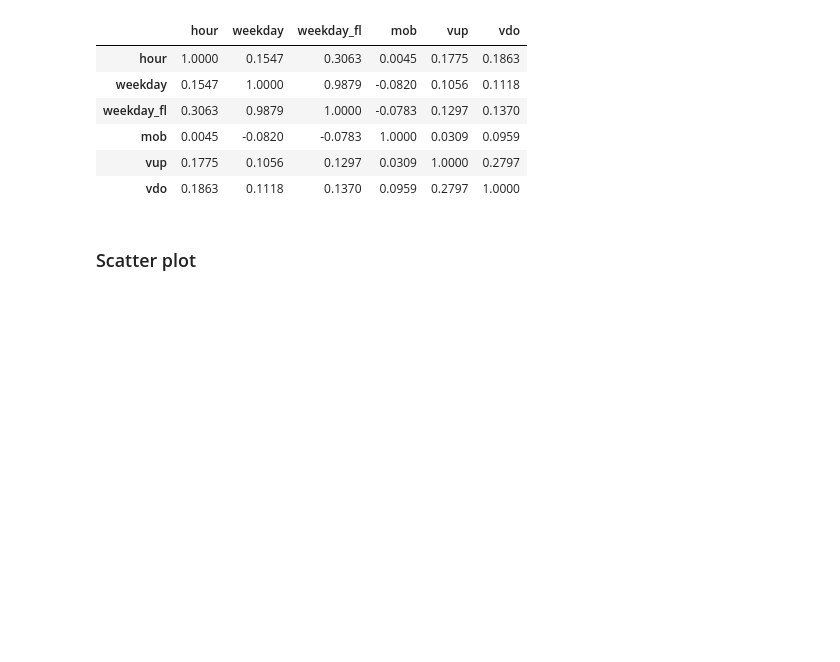
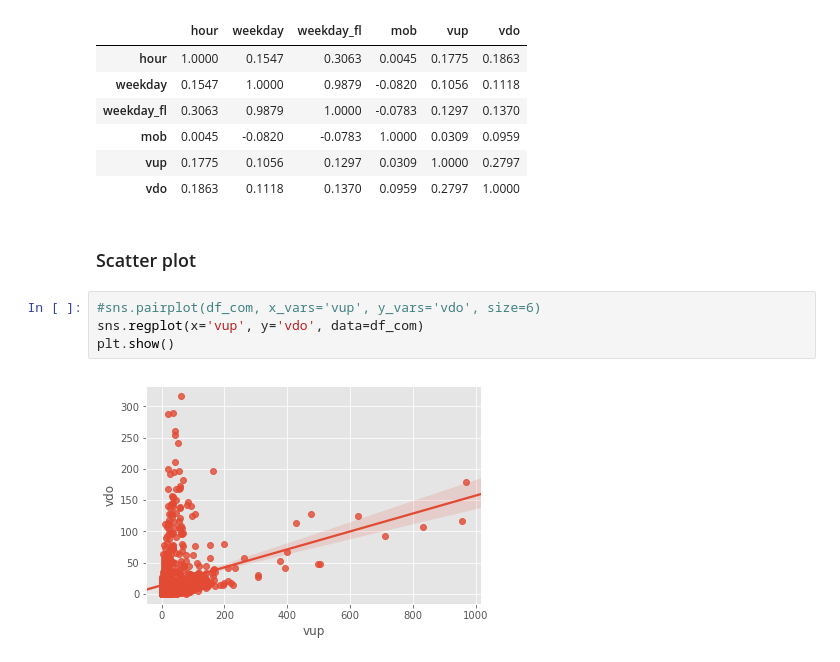
Before and after one commit to fdelia/bots, a Jupyter notebook: 3_explore_data.ipynb, the cells around one changed output. Cells and saved outputs as stored; diff of their text form; blank space fills up the shorter version.

Commit message:
scatter plot

```diff
--- a/3_explore_data.ipynb
+++ b/3_explore_data.ipynb
@@ -237,3 +240,9 @@ df_corr
 | vdo | 0.1863 | 0.1118 | 0.1370 | 0.0959 | 0.2797 | 1.0000 |
 # %% [markdown]
 ### Scatter plot
+# %%
+#sns.pairplot(df_com, x_vars='vup', y_vars='vdo', size=6)
+sns.regplot(x='vup', y='vdo', data=df_com)
+plt.show()
+# %% [output]
+[figure, added]
```
Also changed, not shown: parts of 3 cells of this notebook.
